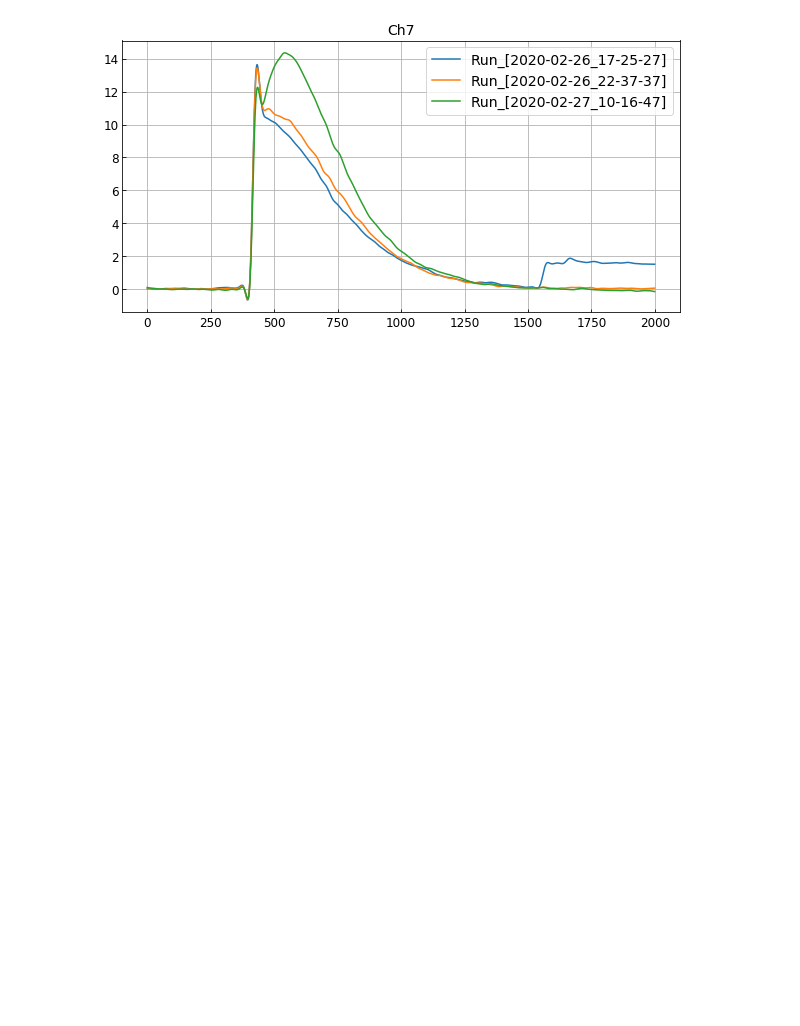
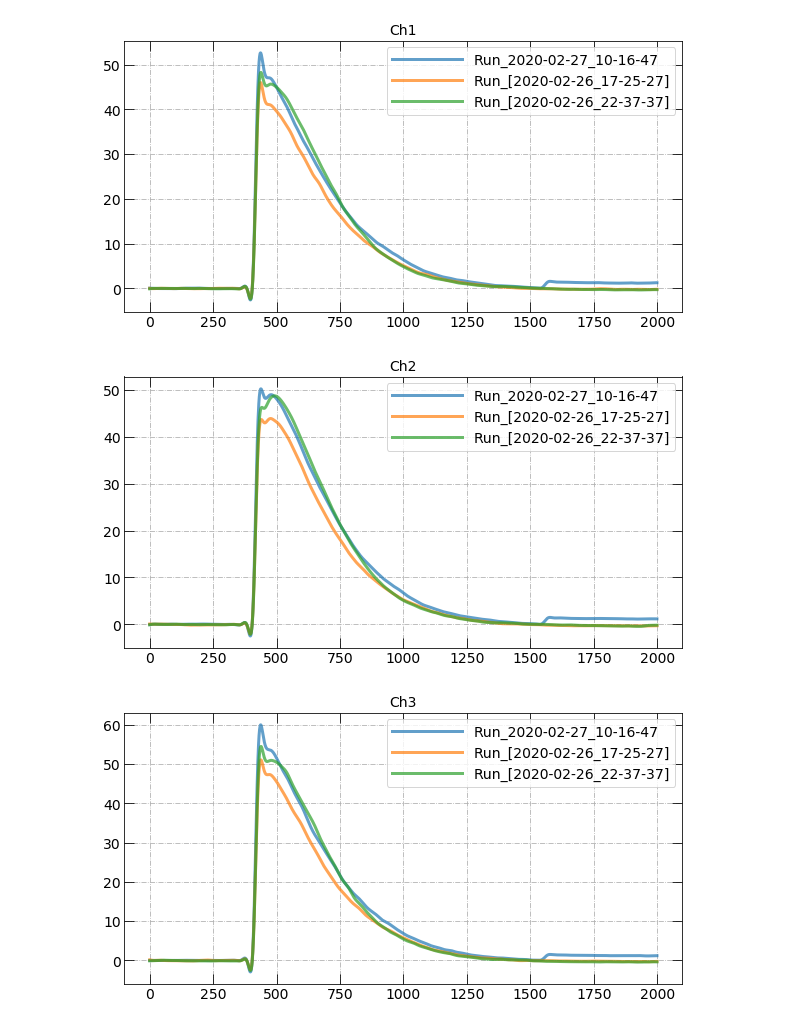
Before and after one commit to fdolek/pypuca, a Jupyter notebook: jupyter/run_by_run.ipynb, the cells around one changed output. Saved outputs shown, nothing was run; the diff lists cells and outputs as text; code cells hidden in the pictures; blank space fills up the shorter version.

```diff
--- a/jupyter/run_by_run.ipynb
+++ b/jupyter/run_by_run.ipynb
@@ -29,7 +43,8 @@ Run = []
 for filename in sorted(os.listdir(dirname)):
     if '.pkl' in filename:
             #print(str(os.path.splitext(filename)[0]))
-            #Run: Run.append('Run_' + '[' + filename.split('.pkl')[0] + ']')
+            Run = []
+            Run: Run.append('Run_' +filename.split('.pkl')[0])
             #print(Run)
             with open(dirname+filename,'rb') as fin:
                 mydata = pickle.load(fin)
@@ -43,13 +58,16 @@ for filename in sorted(os.listdir(dirname)):
                 dict_s.update({key:channel})
 
             for key, value in dict_s.items():
-                plt.plot(range(1, len(value) + 1), value, label=key, linewidth=1)
+                plt.plot(range(1, len(value) + 1), value, label=key, linewidth=1.1)
                 # NOTE: changed `range(1, 4)` to mach actual values count
-            plt.title(str(os.path.splitext(filename)[0]))
-            plt.grid(True)
+            plt.title(Run)
+            plt.xlabel('ADC')
+            plt.ylabel('Average Signal')
+            plt.ticklabel_format(style='plain')
+            #plt.text(60, .025, r'$\mu=100,\ \sigma=15$')
+            plt.legend()
             #plt.yscale('log')
             #plt.xlim(200, 600)
             #plt.ylim(0.0001, 0.1)
-            plt.legend(labelspacing=1, fontsize='medium')  # To draw legend
             plt.show()
 # %% [output]
@@ -66,8 +84,8 @@ for filename in sorted(os.listdir(dirname)):
             for key, value in mydata.items():
                 # lowpass filter
                 b, a = signal.butter(3, 0.05)
-                #zi = signal.lfilter_zi(b, a)
-                #z, _ = signal.lfilter(b, a, value, zi=zi*value[0])
+                zi = signal.lfilter_zi(b, a)
+                z, _ = signal.lfilter(b, a, value, zi=zi*value[0])
                 z2, _ = signal.lfilter(b, a, z, zi=zi*z[0])
                 channel = signal.filtfilt(b, a, value)
 
@@ -76,7 +94,7 @@ for filename in sorted(os.listdir(dirname)):
             for key, value in dict_s.items():
                 xtime=range(1, len(value) + 1),
                 plt.plot(value, label=key, linewidth=2)
-            plt.title(str(os.path.splitext(filename)[0]))
+            plt.title('RUN_'+str(os.path.splitext(filename)[0]))
             plt.grid(True)
             plt.legend()
             plt.show()
@@ -87,26 +105,28 @@ for filename in sorted(os.listdir(dirname)):
 # %%
-channels = ['Ch7']
-#channels = ['Ch1', 'Ch2', 'Ch3', 'Ch4', 'Ch5', 'Ch7']
+#channels = ['Ch7']
+channels = ['Ch1', 'Ch2', 'Ch3', 'Ch4', 'Ch5', 'Ch7']
 
 for ch in channels:
     for filename in sorted(os.listdir(dirname)):
         if '.pkl' in filename:
             Run: Run.append('Run_' + '[' + filename.split('.pkl')[0] + ']')
             with open(dirname+filename,'rb') as fin:
                 mydata = pickle.load(fin)
             b, a = signal.butter(3, 0.05)
             zi = signal.lfilter_zi(b, a)
             z, _ = signal.lfilter(b, a, mydata[ch], zi=zi*mydata[ch][0])
             z2, _ = signal.lfilter(b, a, z, zi=zi*z[0])
             y = signal.filtfilt(b, a, mydata[ch])
             t=range(1, len(y) + 1)
 
         plt.grid(True)
         plt.title(ch)
-        plt.plot(y)
+        plt.plot(y,linewidth=3,alpha=0.7)
     #plt.legend(str(os.path.splitext(filename)[0]))
-    plt.legend(Run)
+    plt.legend(Run,handlelength=5,)
 
     plt.show()
 # %% [output]
-[figure, old version]
+[figure, new version]
+[figure, added]
+[figure, added]
```
Also changed, not shown: parts of 11 cells of this notebook, 3 other files.
